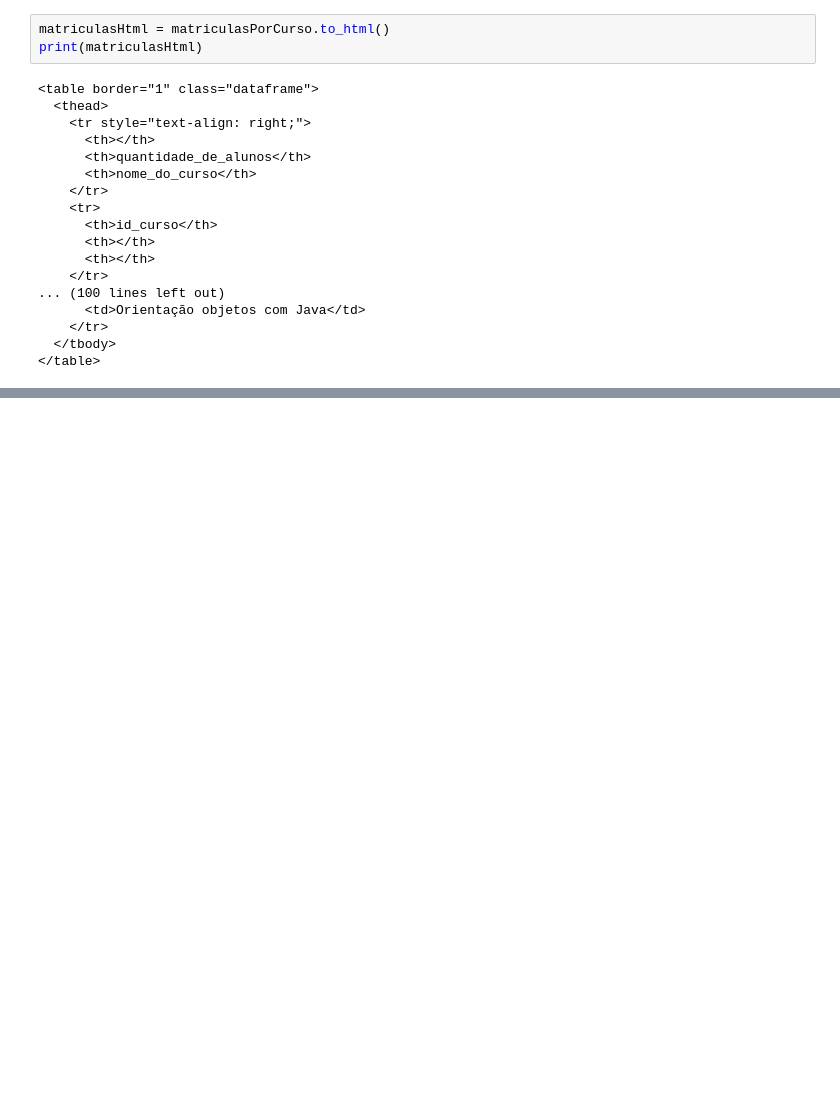
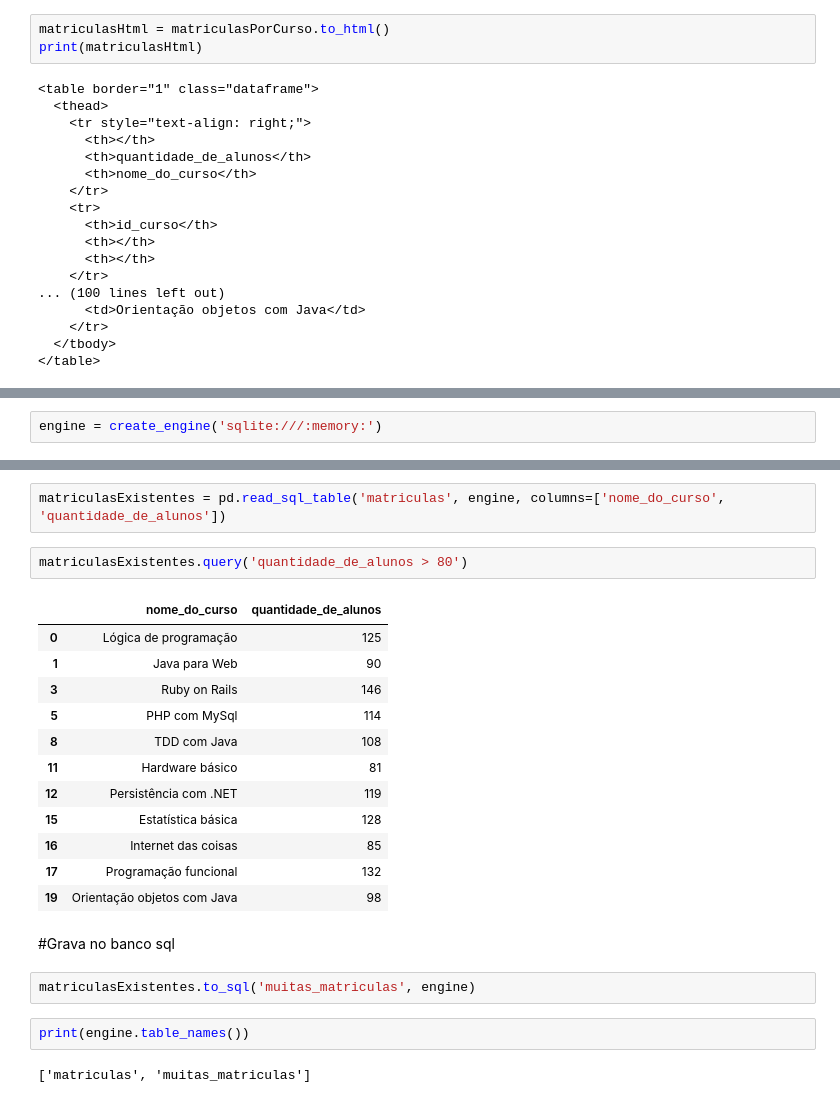
Before and after one commit to erikamarchi/pandas-formatos-diferentes-de-entrada-e-saida-io, a Jupyter notebook: Pandas_IO.ipynb, the cells around one changed output, grey strips where cells are left out. Saved outputs shown, nothing was run; the diff lists cells and outputs as text; blank space fills up the shorter version.

```diff
--- a/Pandas_IO.ipynb
+++ b/Pandas_IO.ipynb
@@ -446,0 +459,2 @@ print(matriculasHtml)
+# %%
+engine = create_engine('sqlite:///:memory:')
@@ -446,0 +483,25 @@ print(matriculasHtml)
+# %%
+matriculasExistentes = pd.read_sql_table('matriculas', engine, columns=['nome_do_curso', 'quantidade_de_alunos'])
+# %%
+matriculasExistentes.query('quantidade_de_alunos > 80')
+# %% [output]
+|  | nome_do_curso | quantidade_de_alunos |
+| 0 | Lógica de programação | 125 |
+| 1 | Java para Web | 90 |
+| 3 | Ruby on Rails | 146 |
+| 5 | PHP com MySql | 114 |
+| 8 | TDD com Java | 108 |
+| 11 | Hardware básico | 81 |
+| 12 | Persistência com .NET | 119 |
+| 15 | Estatística básica | 128 |
+| 16 | Internet das coisas | 85 |
+| 17 | Programação funcional | 132 |
+| 19 | Orientação objetos com Java | 98 |
+# %% [markdown]
+#Grava no banco sql
+# %%
+matriculasExistentes.to_sql('muitas_matriculas', engine)
+# %%
+print(engine.table_names())
+# %% [output]
+['matriculas', 'muitas_matriculas']
```
Also changed, not shown: parts of 9 cells of this notebook.
